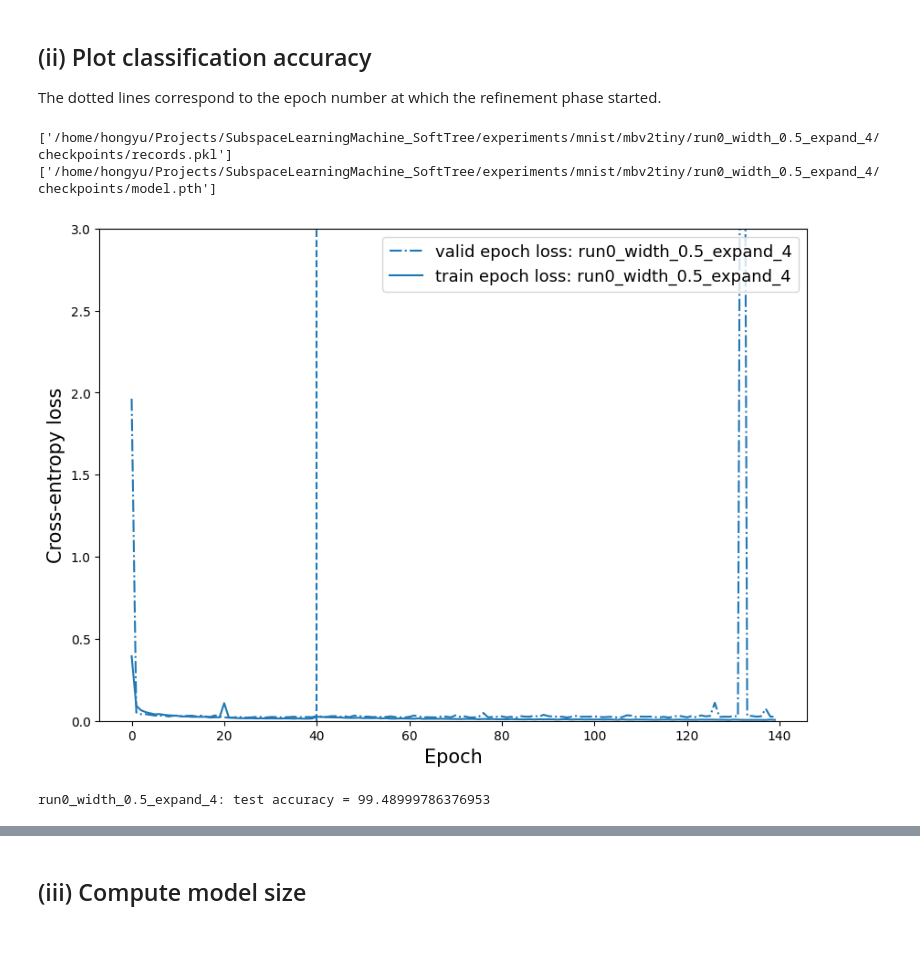
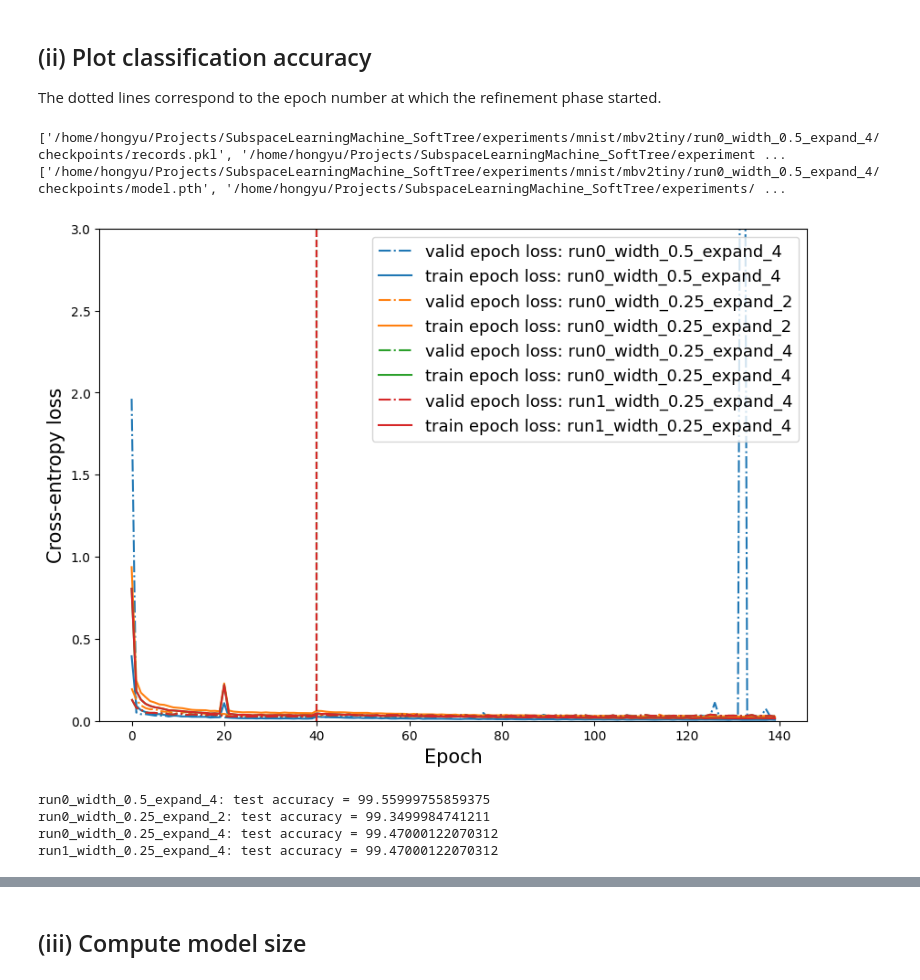
Before and after one commit to ChuniHiro/SubspaceLearningMachine_SoftTree, a Jupyter notebook: examples/evaluation_mnist.ipynb, the cells around one changed output, grey strips where cells are left out. Drawn from its saved outputs; the diff is of its cells as text; code cells hidden in the pictures; blank space fills up the shorter version.

```diff
--- a/examples/evaluation_mnist.ipynb
+++ b/examples/evaluation_mnist.ipynb
@@ -14,23 +14,27 @@ The dotted lines correspond to the epoch number at which the refinement phase st
 # %%
 %matplotlib inline
 
 # exp_dir = '/home/hongyu/Projects/SubspaceLearningMachine_SoftTree/experiments/mnist/mbv2light/'
 # exp_dir = "/home/hongyu/Projects/SubspaceLearningMachine_SoftTree/experiments/mnist/mbv2/"
 # exp_dir = "/home/hongyu/Projects/SubspaceLearningMachine_SoftTree/experiments/mnist/mbv2light//"
 exp_dir = "/home/hongyu/Projects/SubspaceLearningMachine_SoftTree/experiments/mnist/mbv2tiny/"
 # models_list = ["run0","run1_width_0.5","run1_width_1.0"]
 # models_list = ["run1_width_0.2"]
-models_list = ["run0_width_0.5_expand_4"]
+models_list = ["run0_width_0.5_expand_4", "run0_width_0.25_expand_2", "run0_width_0.25_expand_4","run1_width_0.25_expand_4"]
+# models_list = ["run1_width_0.25_expand_4"]
 records_file_list = [exp_dir + model_name + '/checkpoints/records.pkl' for model_name in models_list]
 model_files = [exp_dir + model_name + '/checkpoints/model.pth' for model_name in models_list]
 
 print(records_file_list)
 print(model_files)
 
 visualization.plot_performance(records_file_list, models_list, ymax = 3.0, figsize=(10,7), finetune_position=True)
 visualization.plot_accuracy(records_file_list, models_list, figsize=(10,7), ymin=0, ymax=98, finetune_position=True)
 # %% [output]
-['/home/hongyu/Projects/SubspaceLearningMachine_SoftTree/experiments/mnist/mbv2tiny/run0_width_0.5_expand_4/checkpoints/records.pkl']
-['/home/hongyu/Projects/SubspaceLearningMachine_SoftTree/experiments/mnist/mbv2tiny/run0_width_0.5_expand_4/checkpoints/model.pth']
+['/home/hongyu/Projects/SubspaceLearningMachine_SoftTree/experiments/mnist/mbv2tiny/run0_width_0.5_expand_4/checkpoints/records.pkl', '/home/hongyu/Projects/SubspaceLearningMachine_SoftTree/experiment ...
+['/home/hongyu/Projects/SubspaceLearningMachine_SoftTree/experiments/mnist/mbv2tiny/run0_width_0.5_expand_4/checkpoints/model.pth', '/home/hongyu/Projects/SubspaceLearningMachine_SoftTree/experiments/ ...
-[figure, old version]
+[figure, new version]
-run0_width_0.5_expand_4: test accuracy = 99.48999786376953
+run0_width_0.5_expand_4: test accuracy = 99.55999755859375
+run0_width_0.25_expand_2: test accuracy = 99.3499984741211
+run0_width_0.25_expand_4: test accuracy = 99.47000122070312
+run1_width_0.25_expand_4: test accuracy = 99.47000122070312
```
Also changed, not shown: parts of 3 cells of this notebook, 5 other files.
